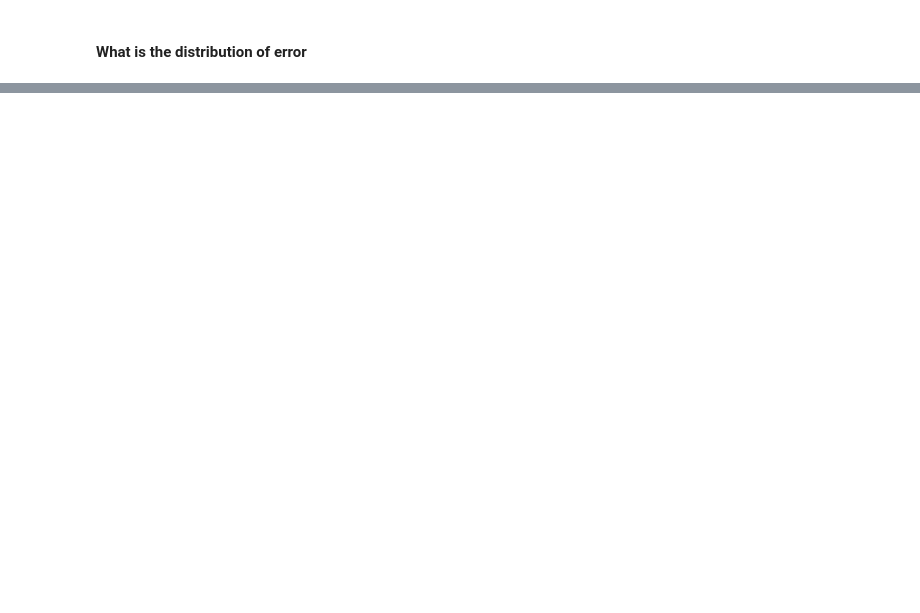
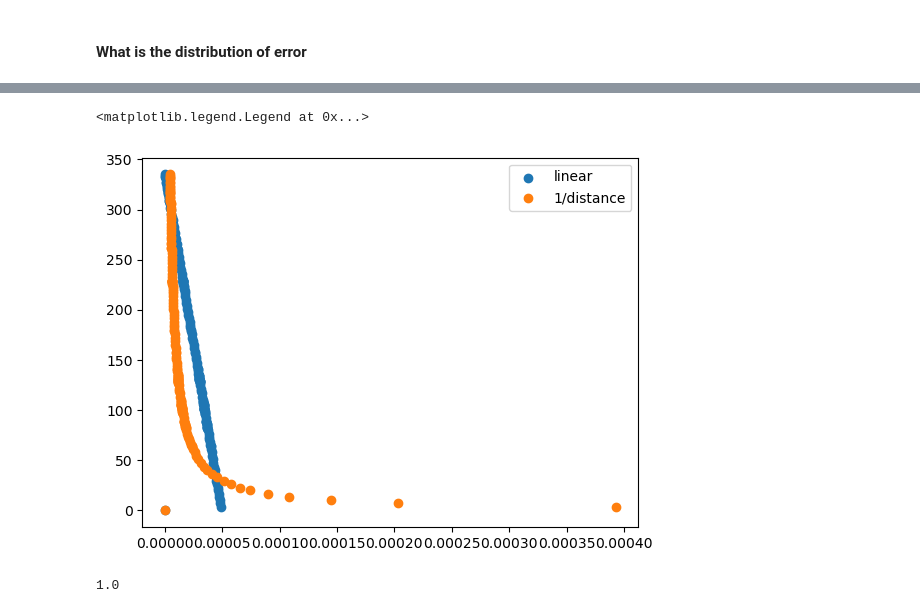
Before and after one commit to idptools/starling, a Jupyter notebook: starling/training/viz_maps.ipynb, the cells around one changed output, grey strips where cells are left out. Drawn from its saved outputs; the diff is of its cells as text; code cells hidden in the pictures; blank space fills up the shorter version.

```diff
--- a/starling/training/viz_maps.ipynb
+++ b/starling/training/viz_maps.ipynb
@@ -134,0 +234,17 @@ Text(0, 0.5, 'Error in Angstrom')
+# %%
+max_distance = ground_truth_example.max()
+min_distance = ground_truth_example.min()
+weights = 1 - (ground_truth_example-min_distance)/(max_distance-min_distance)
+np.fill_diagonal(weights,0)
+weights = weights/weights.sum()
+# %%
+plt.scatter(weights[0],ground_truth_example[0], label='linear')
+plt.scatter(weights_reciprocal[0], ground_truth_example[0], label='1/distance')
+plt.legend()
+# %% [output]
+<matplotlib.legend.Legend at 0x...>
+[figure, added]
+# %%
+weights.sum()
+# %% [output]
+1.0
```
Also changed, not shown: parts of 26 cells of this notebook.
